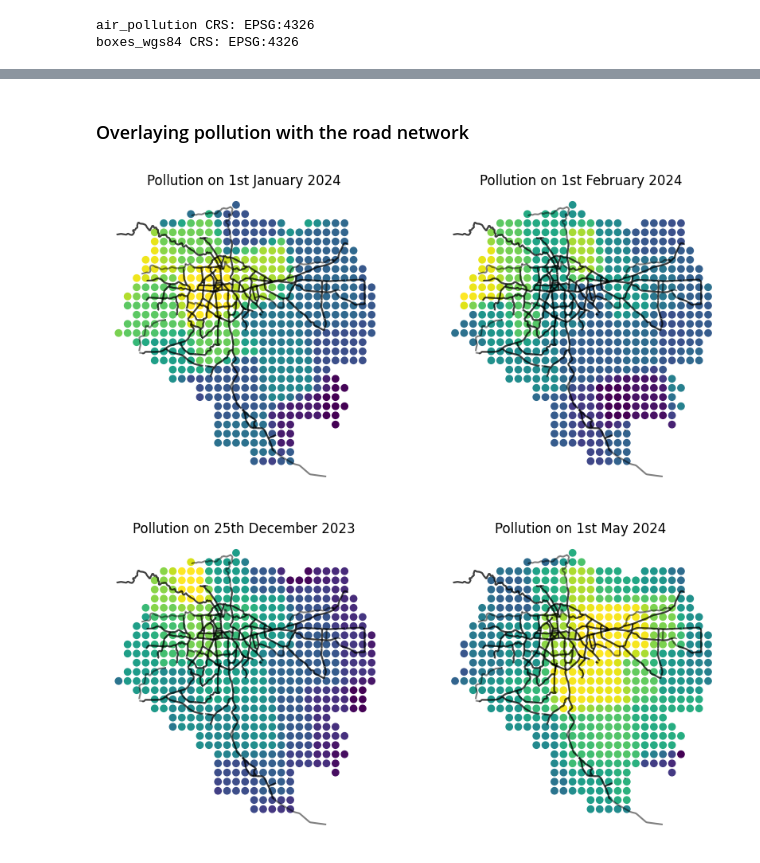
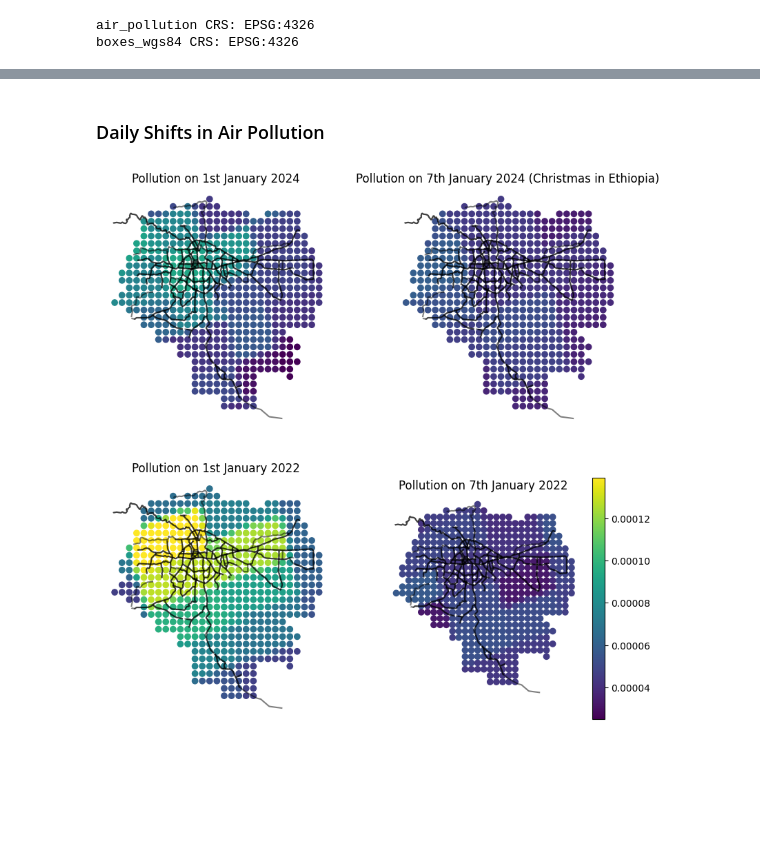
Before and after one commit to datapartnership/ethiopia-economic-monitoring, a Jupyter notebook: notebooks/air-pollution/air_pollution.ipynb, the cells around one changed output, grey strips where cells are left out. Cells and saved outputs as stored; diff of their text form; code cells hidden in the pictures; blank space fills up the shorter version.

```diff
--- a/notebooks/air-pollution/air_pollution.ipynb
+++ b/notebooks/air-pollution/air_pollution.ipynb
@@ -149,5 +39,5 @@ addis = addis[addis['ADM1_EN']=='Addis Ababa']
 # %%
-air_pollution = pd.concat([#pd.read_csv('../../data/air_pollution/no2_addis_20190101_20191231.csv'),
+air_pollution = pd.concat([pd.read_csv('../../data/air_pollution/no2_addis_20190101_20191231.csv'),
                             pd.read_csv('../../data/air_pollution/no2_addis_20200101_20201231.csv'),
                             pd.read_csv('../../data/air_pollution/no2_addis_20210101_20211231.csv'),
                             pd.read_csv('../../data/air_pollution/no2_addis_20220101_20221231.csv'),
@@ -566,35 +444,64 @@ show(tabs, warn_on_missing_glyphs=False)
 [interactive output not drawn]
 # %%
 roads = gpd.read_file('../../data/roads/addis_primary_roads.shp')
-# %% [markdown]
-### Overlaying pollution with the road network
+# %% [markdown]
+### Daily Shifts in Air Pollution
 # %%
-fig, ax = plt.subplots(1,2, figsize=(10,10))
+import pandas as pd
+import matplotlib.pyplot as plt
+
+# Assuming 'event_date' is a datetime64 column, cast the comparison values to datetime
+date_filter = pd.to_datetime(['2022-01-01', '2022-01-07', '2024-01-01', '2024-01-07'])
+
+# Plotting
+fig, axs = plt.subplots(2, 2, figsize=(10, 10))
+ax=axs.flatten()
 gdf = analysis.convert_to_gdf(air_pollution)
 
-roads.plot(ax=ax[0],color='black', alpha=0.5)
-gdf[gdf['event_date']=='2024-01-01'].plot(column='NO2', ax=ax[0])
+# First plot: Pollution on 1st January 2024
+roads.plot(ax=ax[0], color='black', alpha=0.5)
+gdf[gdf['event_date'] == pd.to_datetime('2024-01-01')].plot(
+    column='NO2',
+    ax=ax[0],
+    vmin=gdf[gdf['event_date'].isin(date_filter)]['NO2'].min(),
+    vmax=gdf[gdf['event_date'].isin(date_filter)]['NO2'].max()
+)
 ax[0].set_title('Pollution on 1st January 2024')
 ax[0].set_xticks([]); ax[0].set_yticks([]); ax[0].spines[:].set_visible(False); ax[0].grid(False)
 
+# Second plot: Pollution on 1st February 2024
 roads.plot(ax=ax[1], color='black', alpha=0.5)
-gdf[gdf['event_date']=='2024-02-01'].plot(column='NO2', ax=ax[1])
-ax[1].set_title('Pollution on 1st February 2024')
+gdf[gdf['event_date'] == pd.to_datetime('2024-01-07')].plot(
+    column='NO2',
+    ax=ax[1],
+    vmin=gdf[gdf['event_date'].isin(date_filter)]['NO2'].min(),
+    vmax=gdf[gdf['event_date'].isin(date_filter)]['NO2'].max()
+)
+ax[1].set_title('Pollution on 7th January 2024 (Christmas in Ethiopia)')
 ax[1].set_xticks([]); ax[1].set_yticks([]); ax[1].spines[:].set_visible(False); ax[1].grid(False)
+
+# First plot: Pollution on 25th December 2023
+roads.plot(ax=ax[2], color='black', alpha=0.5)
+gdf[gdf['event_date'] == pd.to_datetime('2022-01-01')].plot(
+    column='NO2',
+    ax=ax[2],
+    vmin=gdf[gdf['event_date'].isin(date_filter)]['NO2'].min(),
+    vmax=gdf[gdf['event_date'].isin(date_filter)]['NO2'].max()
+)
+ax[2].set_title('Pollution on 1st January 2022')
+ax[2].set_xticks([]); ax[2].set_yticks([]); ax[2].spines[:].set_visible(False); ax[2].grid(False)
+
+# Second plot: Pollution on 1st May 2024
+roads.plot(ax=ax[3], color='black', alpha=0.5)
+gdf[gdf['event_date'] == pd.to_datetime('2022-01-07')].plot(
+    column='NO2',
+    ax=ax[3],
+    vmin=gdf[gdf['event_date'].isin(date_filter)]['NO2'].min(),
+    vmax=gdf[gdf['event_date'].isin(date_filter)]['NO2'].max(), legend=True
+)
+ax[3].set_title('Pollution on 7th January 2022')
+ax[3].set_xticks([]); ax[3].set_yticks([]); ax[3].spines[:].set_visible(False); ax[3].grid(False)
+
+plt.show()
 # %% [output]
-[figure, old version]
+[figure, new version]
-# %%
-fig, ax = plt.subplots(1,2, figsize=(10,10))
-gdf = analysis.convert_to_gdf(air_pollution)
-
-roads.plot(ax=ax[0],color='black', alpha=0.5)
-gdf[gdf['event_date']=='2023-12-25'].plot(column='NO2', ax=ax[0])
-ax[0].set_title('Pollution on 25th December 2023')
-ax[0].set_xticks([]); ax[0].set_yticks([]); ax[0].spines[:].set_visible(False); ax[0].grid(False)
-
-roads.plot(ax=ax[1], color='black', alpha=0.5)
-gdf[gdf['event_date']=='2024-05-01'].plot(column='NO2', ax=ax[1])
-ax[1].set_title('Pollution on 1st May 2024')
-ax[1].set_xticks([]); ax[1].set_yticks([]); ax[1].spines[:].set_visible(False); ax[1].grid(False)
-# %% [output]
-[figure, removed]
```
Also changed, not shown: parts of 23 cells of this notebook, 6 other files.
